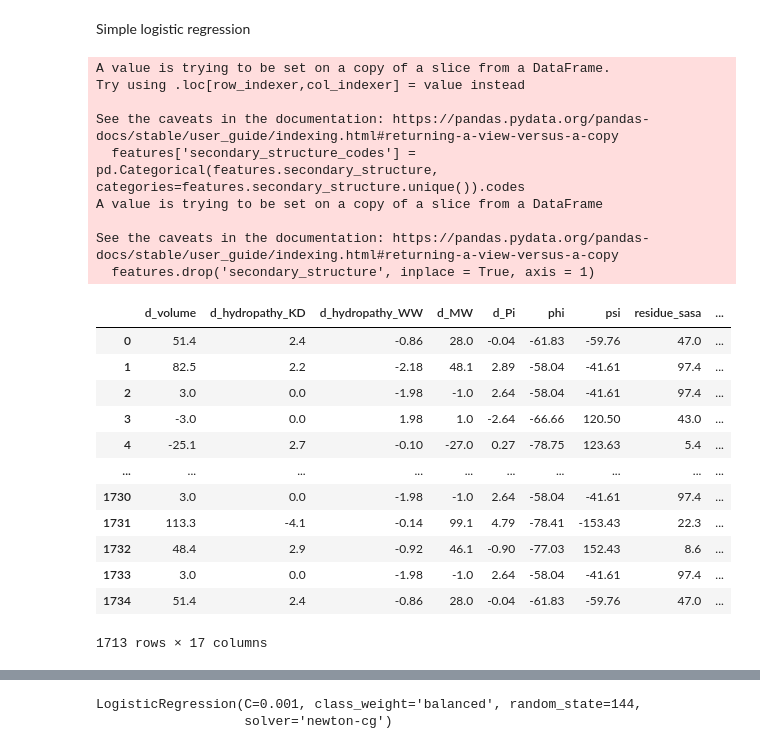
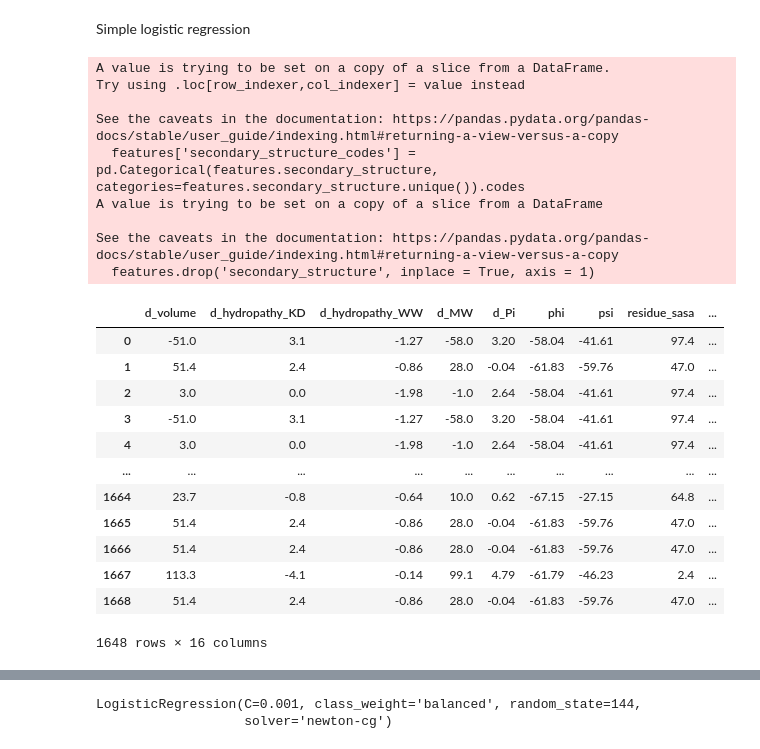
Before and after one commit to viktoria023/predict_FQ_resistance, a Jupyter notebook: 02_Run_ML_models.ipynb, the cells around one changed output, grey strips where cells are left out. Drawn from its saved outputs; the diff is of its cells as text; code cells hidden in the pictures.

```diff
--- a/02_Run_ML_models.ipynb
+++ b/02_Run_ML_models.ipynb
@@ -15,44 +15,44 @@ from xgboost import XGBClassifier
 # %% [markdown]
 Simple logistic regression
 # %%
-data = pd.read_csv('data/ML_DATA_LEV.csv')
+data = pd.read_csv('data/ML_DATA_MXF.csv')
 data.dropna(inplace= True)
 
 true_label = data.BINARY_PHENOTYPE
 
 features = ['d_volume', 'd_hydropathy_KD', 'd_hydropathy_WW',
        'd_MW', 'd_Pi', 'secondary_structure', 'phi', 'psi', 'residue_sasa',
-       'n_hbond_acceptors', 'n_hbond_donors', 'SASA', 'snap2_score', 'dist_MGB', 'dist_MGD', 'dist_MGE', 'dist_MGF'] # 'B', 'C', 'E', 'G', 'H', 'T',
+       'n_hbond_acceptors', 'n_hbond_donors', 'SASA', 'snap2_score', 'dist_MGB', 'dist_MGE', 'dist_MFX'] # 'B', 'C', 'E', 'G', 'H', 'T',
 
 features = data[features]
 features['secondary_structure_codes'] = pd.Categorical(features.secondary_structure, categories=features.secondary_structure.unique()).codes
 features.drop('secondary_structure', inplace = True, axis = 1)
 
 true_label
 features
 # %% [output]
 A value is trying to be set on a copy of a slice from a DataFrame.
 Try using .loc[row_indexer,col_indexer] = value instead
 
 See the caveats in the documentation: https://pandas.pydata.org/pandas-docs/stable/user_guide/indexing.html#returning-a-view-versus-a-copy
   features['secondary_structure_codes'] = pd.Categorical(features.secondary_structure, categories=features.secondary_structure.unique()).codes
 A value is trying to be set on a copy of a slice from a DataFrame
 
 See the caveats in the documentation: https://pandas.pydata.org/pandas-docs/stable/user_guide/indexing.html#returning-a-view-versus-a-copy
   features.drop('secondary_structure', inplace = True, axis = 1)
 |  | d_volume | d_hydropathy_KD | d_hydropathy_WW | d_MW | d_Pi | phi | psi | residue_sasa | ... |
-| 0 | 51.4 | 2.4 | -0.86 | 28.0 | -0.04 | -61.83 | -59.76 | 47.0 | ... |
-| 1 | 82.5 | 2.2 | -2.18 | 48.1 | 2.89 | -58.04 | -41.61 | 97.4 | ... |
+| 0 | -51.0 | 3.1 | -1.27 | -58.0 | 3.20 | -58.04 | -41.61 | 97.4 | ... |
+| 1 | 51.4 | 2.4 | -0.86 | 28.0 | -0.04 | -61.83 | -59.76 | 47.0 | ... |
 | 2 | 3.0 | 0.0 | -1.98 | -1.0 | 2.64 | -58.04 | -41.61 | 97.4 | ... |
-| 3 | -3.0 | 0.0 | 1.98 | 1.0 | -2.64 | -66.66 | 120.50 | 43.0 | ... |
-| 4 | -25.1 | 2.7 | -0.10 | -27.0 | 0.27 | -78.75 | 123.63 | 5.4 | ... |
+| 3 | -51.0 | 3.1 | -1.27 | -58.0 | 3.20 | -58.04 | -41.61 | 97.4 | ... |
+| 4 | 3.0 | 0.0 | -1.98 | -1.0 | 2.64 | -58.04 | -41.61 | 97.4 | ... |
 | ... | ... | ... | ... | ... | ... | ... | ... | ... | ... |
-| 1730 | 3.0 | 0.0 | -1.98 | -1.0 | 2.64 | -58.04 | -41.61 | 97.4 | ... |
-| 1731 | 113.3 | -4.1 | -0.14 | 99.1 | 4.79 | -78.41 | -153.43 | 22.3 | ... |
-| 1732 | 48.4 | 2.9 | -0.92 | 46.1 | -0.90 | -77.03 | 152.43 | 8.6 | ... |
-| 1733 | 3.0 | 0.0 | -1.98 | -1.0 | 2.64 | -58.04 | -41.61 | 97.4 | ... |
-| 1734 | 51.4 | 2.4 | -0.86 | 28.0 | -0.04 | -61.83 | -59.76 | 47.0 | ... |
+| 1664 | 23.7 | -0.8 | -0.64 | 10.0 | 0.62 | -67.15 | -27.15 | 64.8 | ... |
+| 1665 | 51.4 | 2.4 | -0.86 | 28.0 | -0.04 | -61.83 | -59.76 | 47.0 | ... |
+| 1666 | 51.4 | 2.4 | -0.86 | 28.0 | -0.04 | -61.83 | -59.76 | 47.0 | ... |
+| 1667 | 113.3 | -4.1 | -0.14 | 99.1 | 4.79 | -61.79 | -46.23 | 2.4 | ... |
+| 1668 | 51.4 | 2.4 | -0.86 | 28.0 | -0.04 | -61.83 | -59.76 | 47.0 | ... |
-1713 rows × 17 columns
+1648 rows × 16 columns
 # %%
 random_seed = 144
 
```
Also changed, not shown: parts of 10 cells of this notebook, 2 other files.
